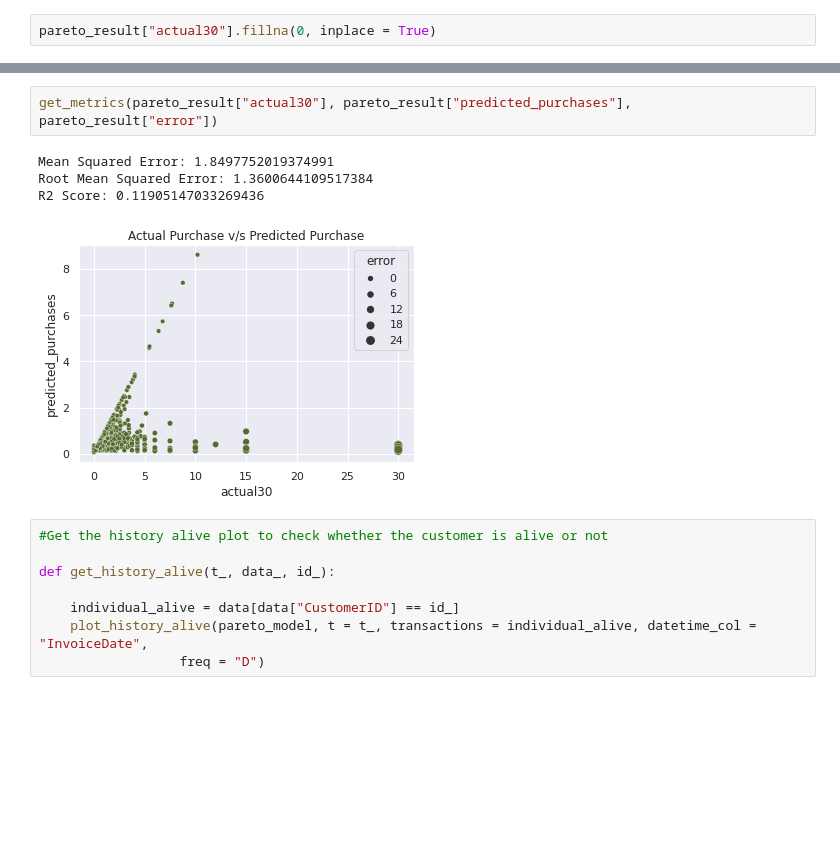
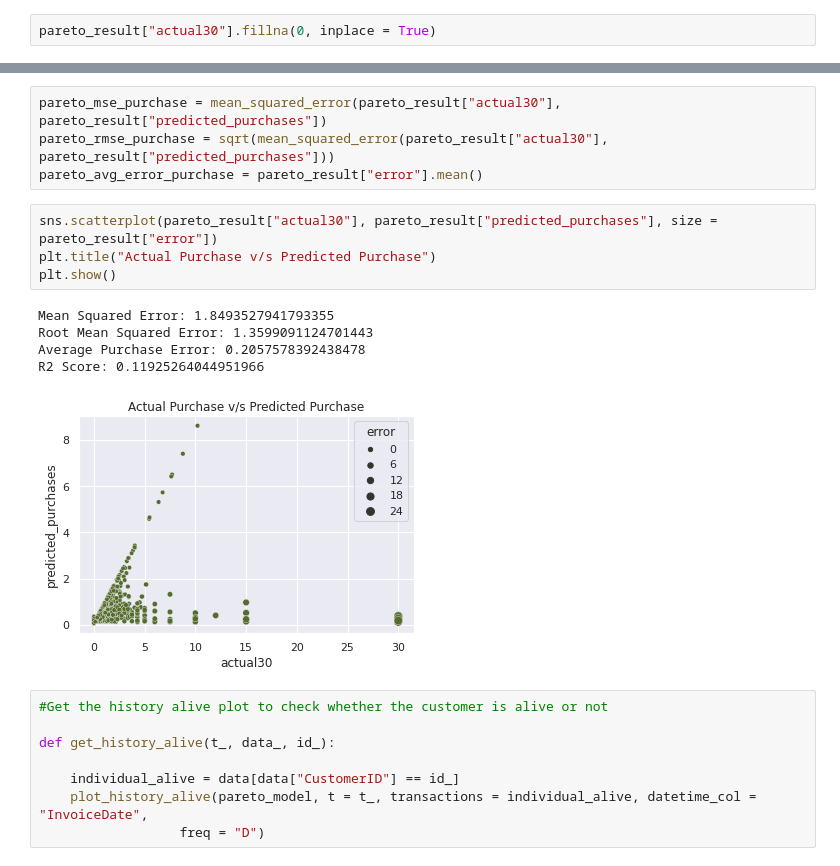
Before and after one commit to mahapara2411/Sentiment-Analysis, a Jupyter notebook: CLTV_Modified.ipynb, the cells around one changed output, grey strips where cells are left out. Drawn from its saved outputs; the diff is of its cells as text; blank space fills up the shorter version.

```diff
--- a/CLTV_Modified.ipynb
+++ b/CLTV_Modified.ipynb
@@ -1371,10 +1370,17 @@ def get_metrics(true, predicted, error):
 # %%
-get_metrics(pareto_result["actual30"], pareto_result["predicted_purchases"], pareto_result["error"])
+pareto_mse_purchase = mean_squared_error(pareto_result["actual30"], pareto_result["predicted_purchases"])
+pareto_rmse_purchase = sqrt(mean_squared_error(pareto_result["actual30"], pareto_result["predicted_purchases"]))
+pareto_avg_error_purchase = pareto_result["error"].mean()
-# %% [output]
-Mean Squared Error: 1.8497752019374991
-Root Mean Squared Error: 1.3600644109517384
-R2 Score: 0.11905147033269436
-[figure, removed]
+# %%
+sns.scatterplot(pareto_result["actual30"], pareto_result["predicted_purchases"], size = pareto_result["error"])
+plt.title("Actual Purchase v/s Predicted Purchase")
+plt.show()
+# %% [output]
+Mean Squared Error: 1.8493527941793355
+Root Mean Squared Error: 1.3599091124701443
+Average Purchase Error: 0.2057578392438478
+R2 Score: 0.11925264044951966
+[figure, added]
 # %%
 #Get the history alive plot to check whether the customer is alive or not
 
```
Also changed, not shown: parts of 54 cells of this notebook.
